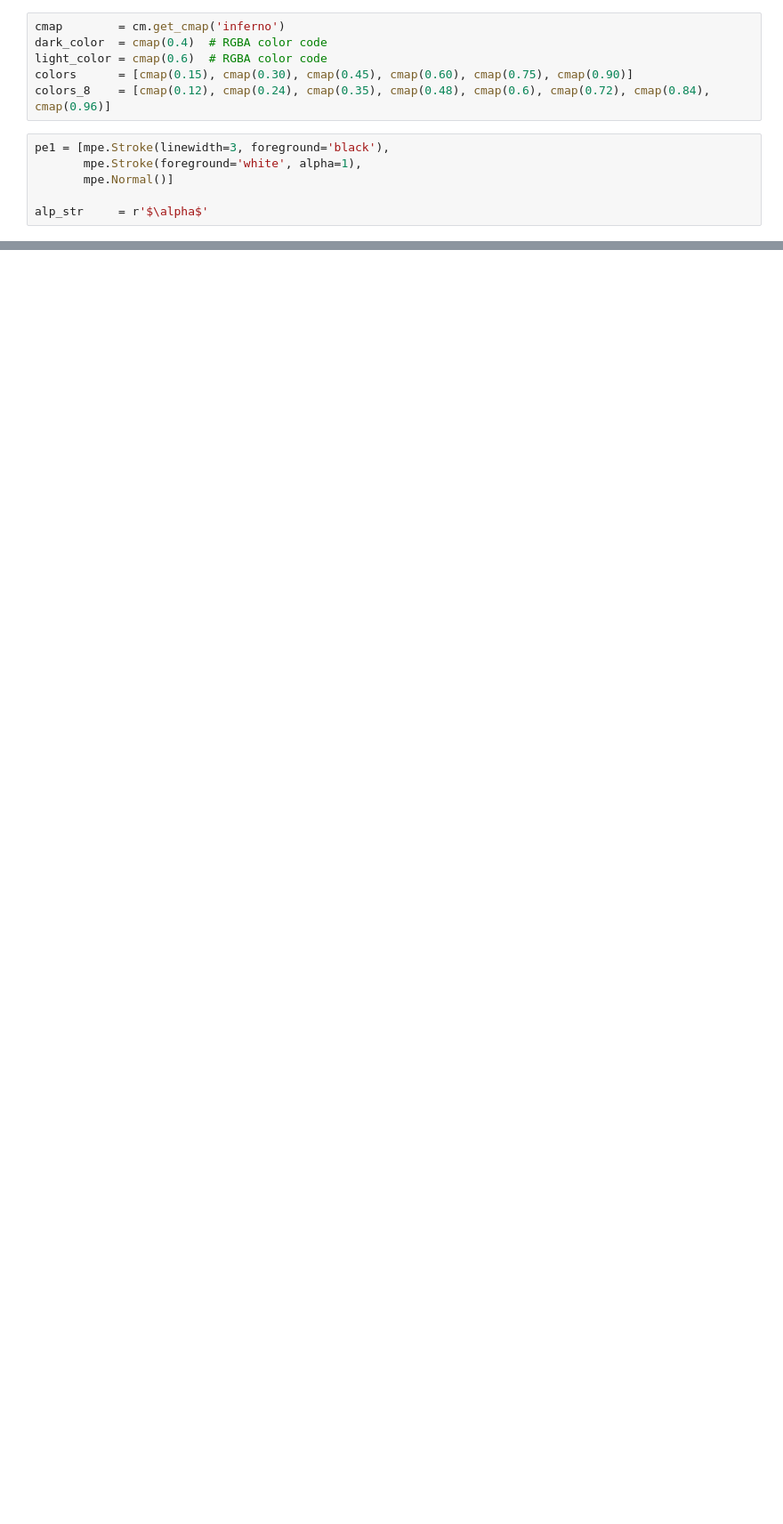
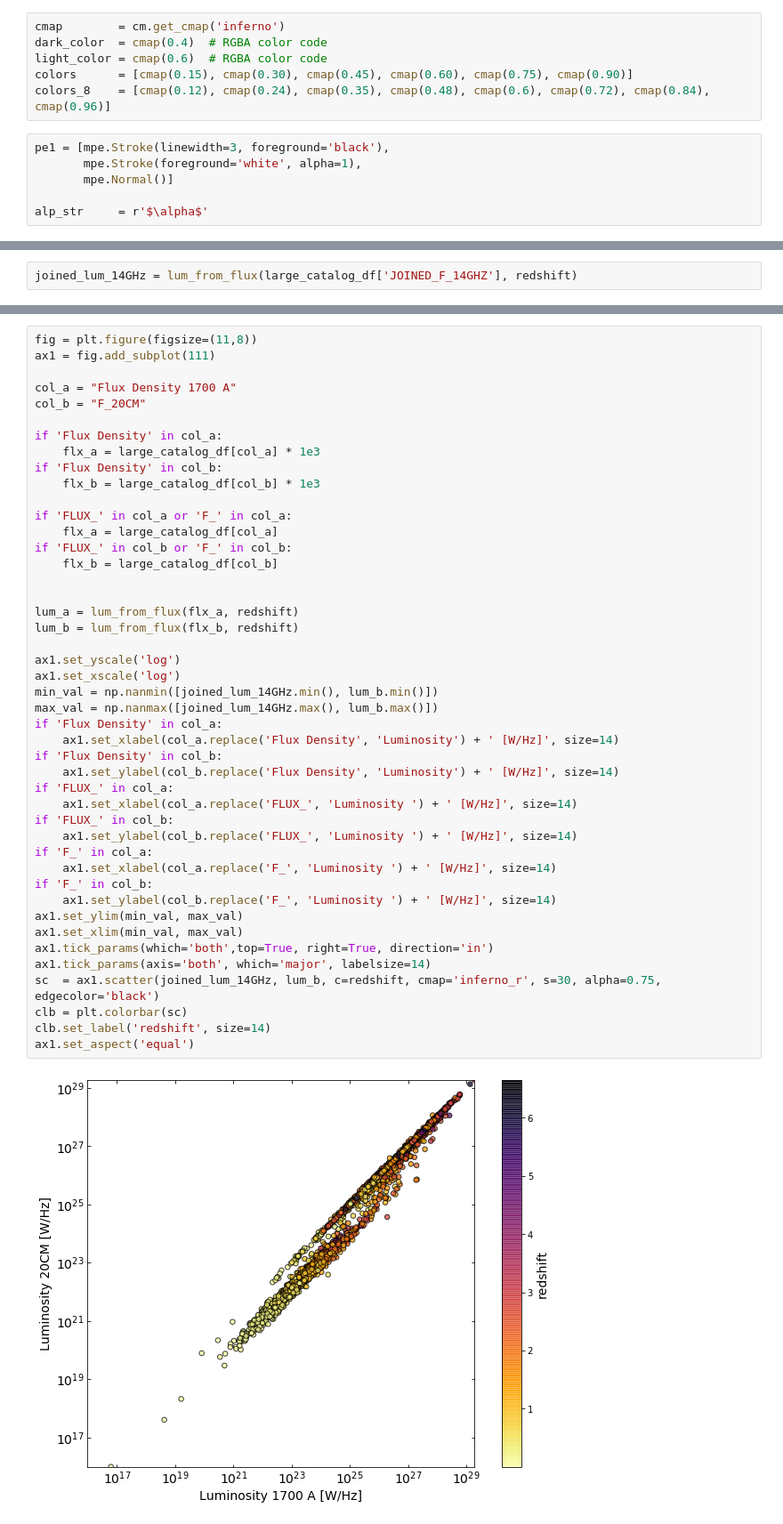
Before and after one commit to racarvajal/work_notes, a Jupyter notebook: Analyze_high_z_cat.ipynb, the cells around one changed output, grey strips where cells are left out. Shown at 89% size. Drawn from its saved outputs; the diff is of its cells as text; blank space fills up the shorter version.

```diff
--- a/Analyze_high_z_cat.ipynb
+++ b/Analyze_high_z_cat.ipynb
@@ -144,0 +308,2 @@ fig.tight_layout(w_pad=0.01)
+# %%
+joined_lum_14GHz = lum_from_flux(large_catalog_df['JOINED_F_14GHZ'], redshift)
@@ -144,0 +385,47 @@ fig.tight_layout(w_pad=0.01)
+# %%
+fig = plt.figure(figsize=(11,8))
+ax1 = fig.add_subplot(111)
+
+col_a = "Flux Density 1700 A"
+col_b = "F_20CM"
+
+if 'Flux Density' in col_a:
+    flx_a = large_catalog_df[col_a] * 1e3
+if 'Flux Density' in col_b:
+    flx_b = large_catalog_df[col_b] * 1e3
+
+if 'FLUX_' in col_a or 'F_' in col_a:
+    flx_a = large_catalog_df[col_a]
+if 'FLUX_' in col_b or 'F_' in col_b:
+    flx_b = large_catalog_df[col_b]
+
+
+lum_a = lum_from_flux(flx_a, redshift)
+lum_b = lum_from_flux(flx_b, redshift)
+
+ax1.set_yscale('log')
+ax1.set_xscale('log')
+min_val = np.nanmin([joined_lum_14GHz.min(), lum_b.min()])
+max_val = np.nanmax([joined_lum_14GHz.max(), lum_b.max()])
+if 'Flux Density' in col_a:
+    ax1.set_xlabel(col_a.replace('Flux Density', 'Luminosity') + ' [W/Hz]', size=14)
+if 'Flux Density' in col_b:
+    ax1.set_ylabel(col_b.replace('Flux Density', 'Luminosity') + ' [W/Hz]', size=14)
+if 'FLUX_' in col_a:
+    ax1.set_xlabel(col_a.replace('FLUX_', 'Luminosity ') + ' [W/Hz]', size=14)
+if 'FLUX_' in col_b:
+    ax1.set_ylabel(col_b.replace('FLUX_', 'Luminosity ') + ' [W/Hz]', size=14)
+if 'F_' in col_a:
+    ax1.set_xlabel(col_a.replace('F_', 'Luminosity ') + ' [W/Hz]', size=14)
+if 'F_' in col_b:
+    ax1.set_ylabel(col_b.replace('F_', 'Luminosity ') + ' [W/Hz]', size=14)
+ax1.set_ylim(min_val, max_val)
+ax1.set_xlim(min_val, max_val)
+ax1.tick_params(which='both',top=True, right=True, direction='in')
+ax1.tick_params(axis='both', which='major', labelsize=14)
+sc  = ax1.scatter(joined_lum_14GHz, lum_b, c=redshift, cmap='inferno_r', s=30, alpha=0.75, edgecolor='black')
+clb = plt.colorbar(sc)
+clb.set_label('redshift', size=14)
+ax1.set_aspect('equal')
+# %% [output]
+[figure, added]
```
Also changed, not shown: parts of 42 cells of this notebook.
